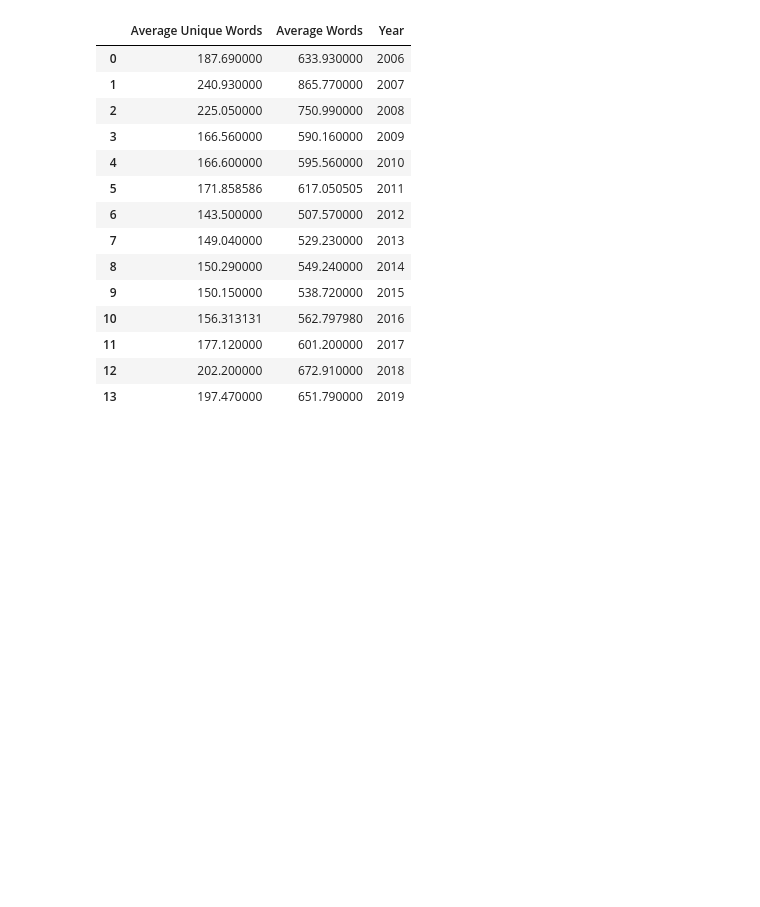
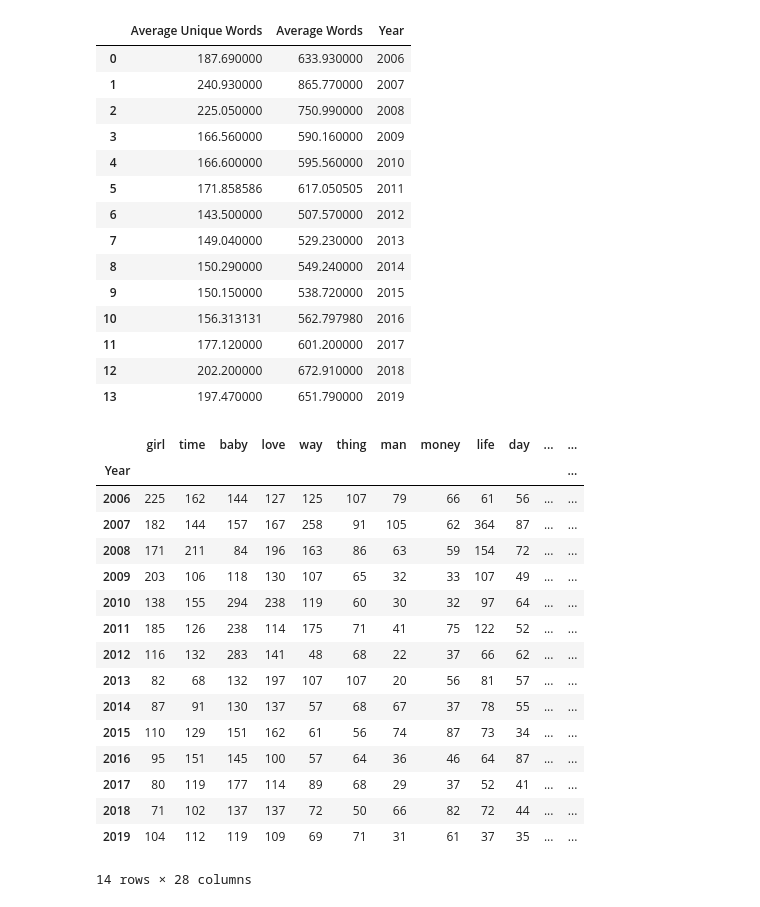
Before and after one commit to bhavishy6/thrutheyears, a Jupyter notebook: thrutheyears.ipynb, the cells around one changed output. Drawn from its saved outputs; the diff is of its cells as text; code cells hidden in the pictures; blank space fills up the shorter version.

```diff
--- a/thrutheyears.ipynb
+++ b/thrutheyears.ipynb
@@ -495,0 +544,20 @@ display(year_summary)
+# %%
+display(all_nouns_by_year)
+# %% [output]
+|  | girl | time | baby | love | way | thing | man | money | life | day | ... | ... |
+| Year |  |  |  |  |  |  |  |  |  |  |  | ... |
+| 2006 | 225 | 162 | 144 | 127 | 125 | 107 | 79 | 66 | 61 | 56 | ... | ... |
+| 2007 | 182 | 144 | 157 | 167 | 258 | 91 | 105 | 62 | 364 | 87 | ... | ... |
+| 2008 | 171 | 211 | 84 | 196 | 163 | 86 | 63 | 59 | 154 | 72 | ... | ... |
+| 2009 | 203 | 106 | 118 | 130 | 107 | 65 | 32 | 33 | 107 | 49 | ... | ... |
+| 2010 | 138 | 155 | 294 | 238 | 119 | 60 | 30 | 32 | 97 | 64 | ... | ... |
+| 2011 | 185 | 126 | 238 | 114 | 175 | 71 | 41 | 75 | 122 | 52 | ... | ... |
+| 2012 | 116 | 132 | 283 | 141 | 48 | 68 | 22 | 37 | 66 | 62 | ... | ... |
+| 2013 | 82 | 68 | 132 | 197 | 107 | 107 | 20 | 56 | 81 | 57 | ... | ... |
+| 2014 | 87 | 91 | 130 | 137 | 57 | 68 | 67 | 37 | 78 | 55 | ... | ... |
+| 2015 | 110 | 129 | 151 | 162 | 61 | 56 | 74 | 87 | 73 | 34 | ... | ... |
+| 2016 | 95 | 151 | 145 | 100 | 57 | 64 | 36 | 46 | 64 | 87 | ... | ... |
+| 2017 | 80 | 119 | 177 | 114 | 89 | 68 | 29 | 37 | 52 | 41 | ... | ... |
+| 2018 | 71 | 102 | 137 | 137 | 72 | 50 | 66 | 82 | 72 | 44 | ... | ... |
+| 2019 | 104 | 112 | 119 | 109 | 69 | 71 | 31 | 61 | 37 | 35 | ... | ... |
+14 rows × 28 columns
```
Also changed, not shown: parts of 9 cells of this notebook.
